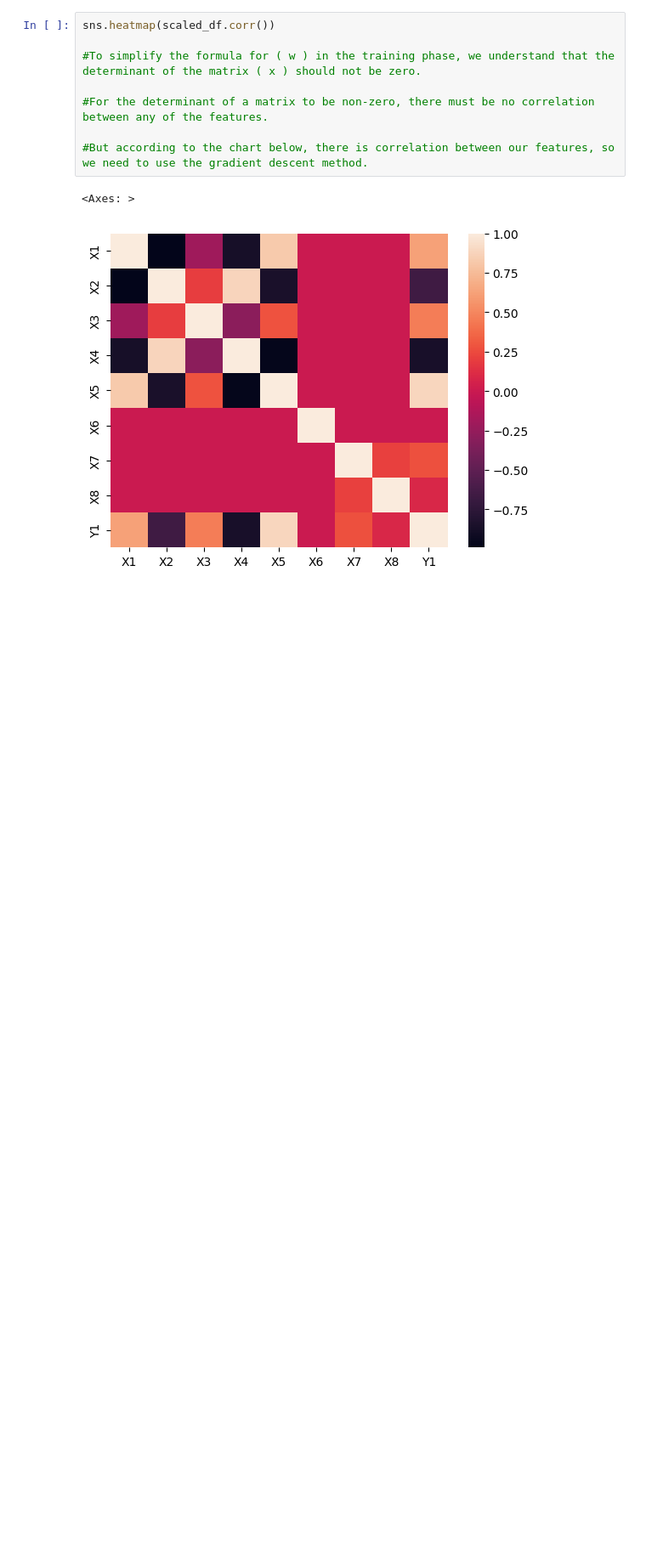
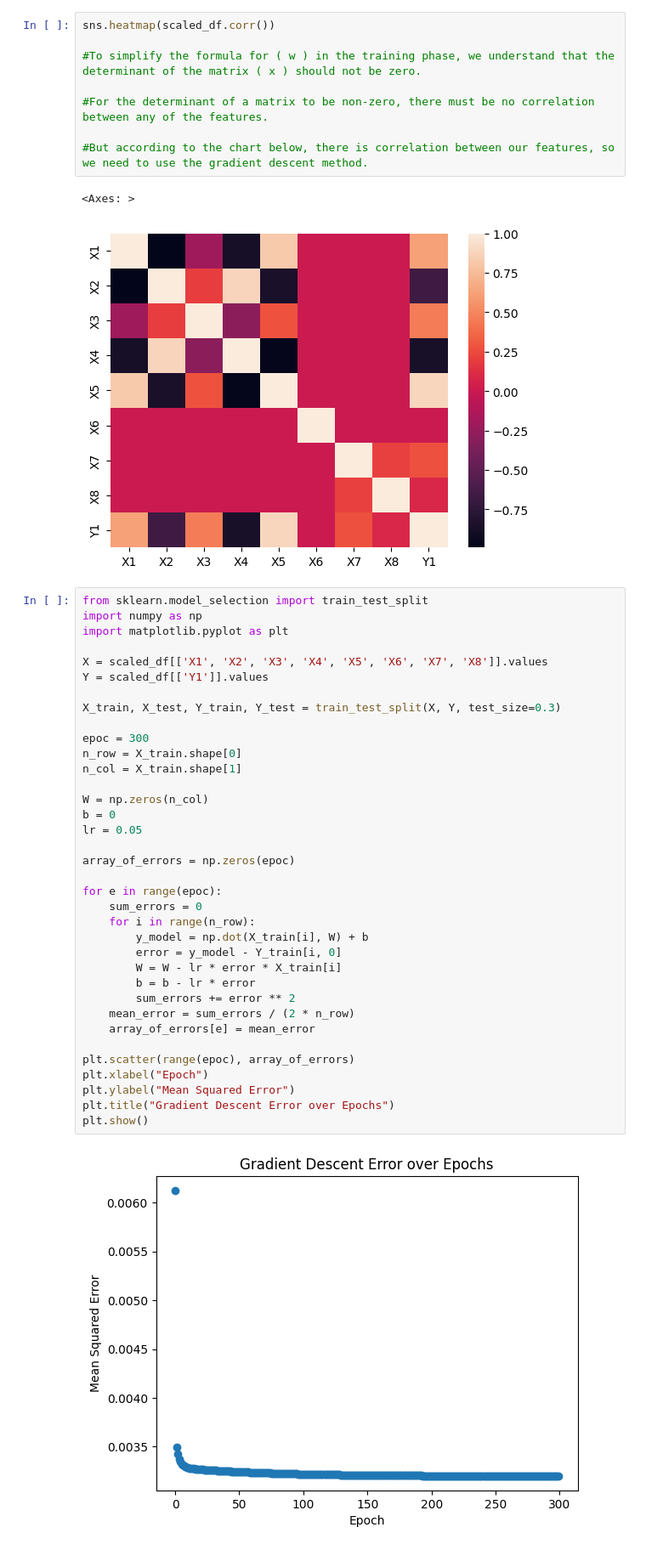
Before and after one commit to maedeh-mrd5/Energy-Efficiency, a Jupyter notebook: feaures.ipynb, the cells around one changed output. Shown at 85% size. Cells and saved outputs as stored; diff of their text form; blank space fills up the shorter version.

```diff
--- a/feaures.ipynb
+++ b/feaures.ipynb
@@ -47,3 +46,41 @@ sns.heatmap(scaled_df.corr())
 # %% [output]
 <Axes: >
 [figure]
+# %%
+from sklearn.model_selection import train_test_split
+import numpy as np
+import matplotlib.pyplot as plt
+
+X = scaled_df[['X1', 'X2', 'X3', 'X4', 'X5', 'X6', 'X7', 'X8']].values
+Y = scaled_df[['Y1']].values
+
+X_train, X_test, Y_train, Y_test = train_test_split(X, Y, test_size=0.3)
+
+epoc = 300
+n_row = X_train.shape[0]
+n_col = X_train.shape[1]
+
+W = np.zeros(n_col)
+b = 0
+lr = 0.05
+
+array_of_errors = np.zeros(epoc)
+
+for e in range(epoc):
+    sum_errors = 0
+    for i in range(n_row):
+        y_model = np.dot(X_train[i], W) + b
+        error = y_model - Y_train[i, 0]
+        W = W - lr * error * X_train[i]
+        b = b - lr * error
+        sum_errors += error ** 2
+    mean_error = sum_errors / (2 * n_row)
+    array_of_errors[e] = mean_error
+
+plt.scatter(range(epoc), array_of_errors)
+plt.xlabel("Epoch")
+plt.ylabel("Mean Squared Error")
+plt.title("Gradient Descent Error over Epochs")
+plt.show()
+# %% [output]
+[figure, added]
```
Also changed, not shown: parts of 5 cells of this notebook.
